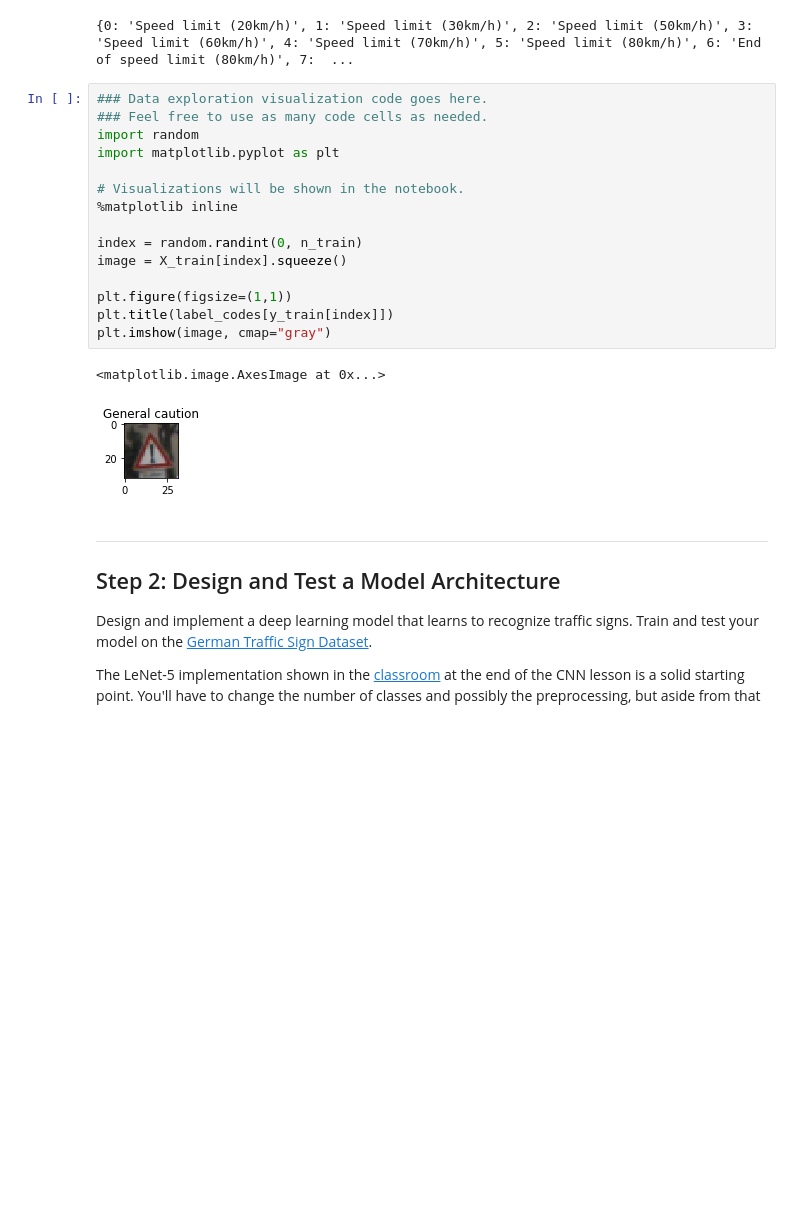
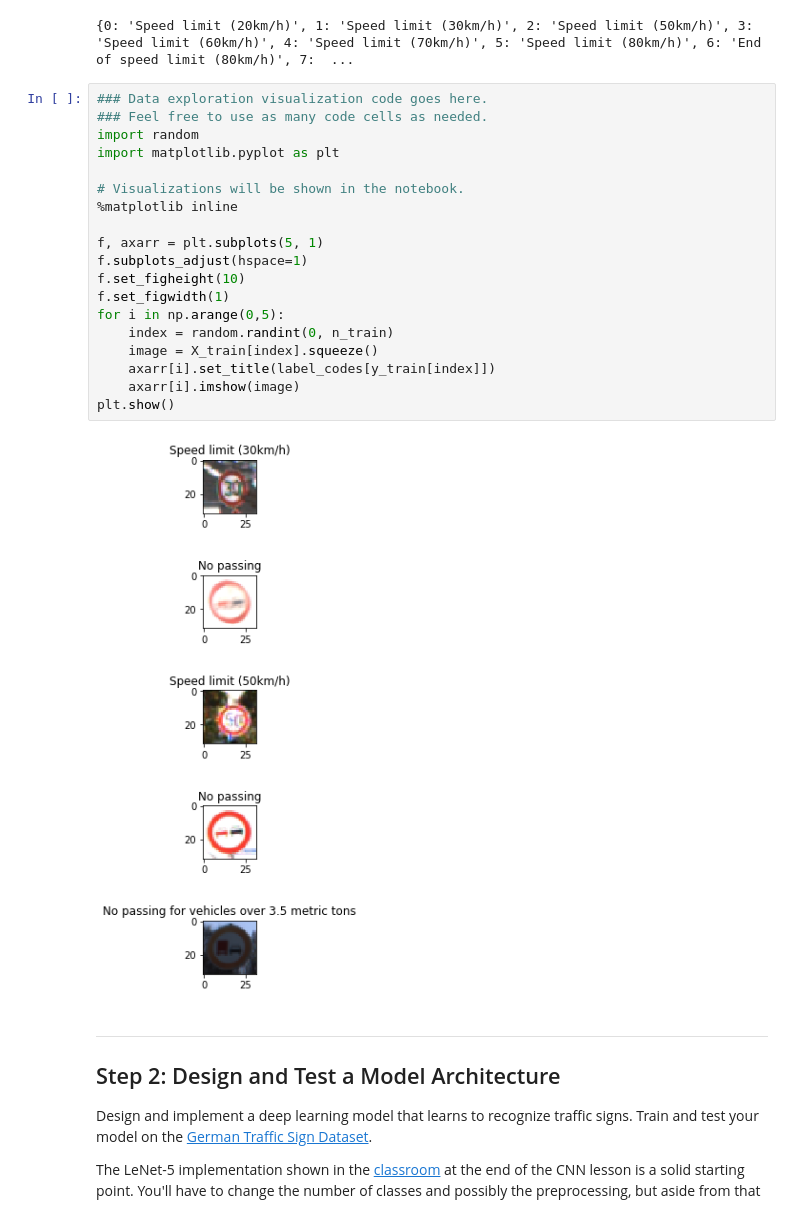
Before and after one commit to bhaubhau/CarND-Traffic-Sign-Classifier-Project, a Jupyter notebook: Traffic_Sign_Classifier.ipynb, the cells around one changed output. Drawn from its saved outputs; the diff is of its cells as text; blank space fills up the shorter version.

Commit message:
added plotting of images

```diff
--- a/Traffic_Sign_Classifier.ipynb
+++ b/Traffic_Sign_Classifier.ipynb
@@ -108,21 +108,24 @@ print(label_codes)
 # %%
 ### Data exploration visualization code goes here.
 ### Feel free to use as many code cells as needed.
 import random
 import matplotlib.pyplot as plt
 
 # Visualizations will be shown in the notebook.
 %matplotlib inline
 
-index = random.randint(0, n_train)
-image = X_train[index].squeeze()
-
-plt.figure(figsize=(1,1))
-plt.title(label_codes[y_train[index]])
-plt.imshow(image, cmap="gray")
+f, axarr = plt.subplots(5, 1)
+f.subplots_adjust(hspace=1)
+f.set_figheight(10)
+f.set_figwidth(1)
+for i in np.arange(0,5):
+    index = random.randint(0, n_train)
+    image = X_train[index].squeeze()
+    axarr[i].set_title(label_codes[y_train[index]])
+    axarr[i].imshow(image)
+plt.show()
 # %% [output]
-<matplotlib.image.AxesImage at 0x...>
-[figure, old version]
+[figure, new version]
 # %% [markdown]
 ----
 
```
